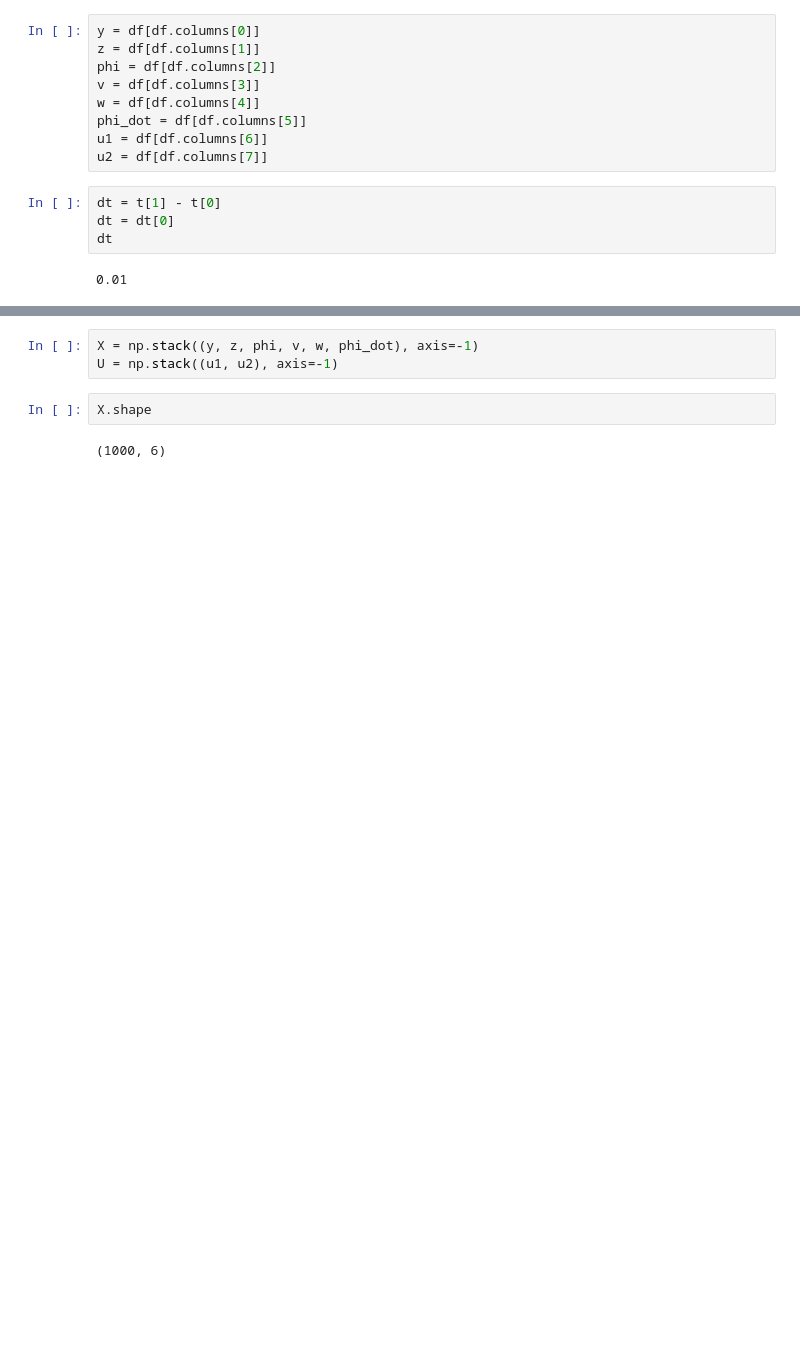
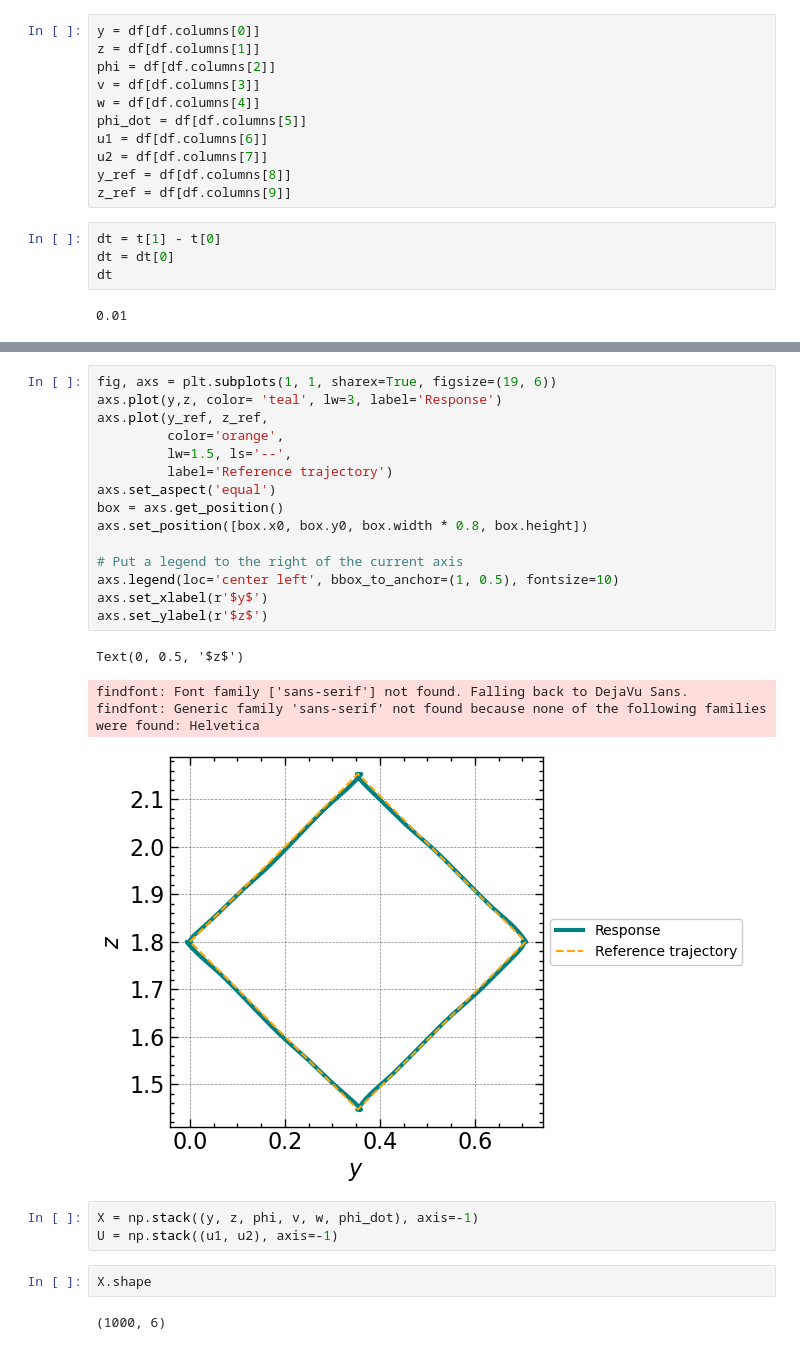
Before and after one commit to zmanaa/SINDY-DMD-Quadrotor, a Jupyter notebook: SINDY TRAINING/Sindy_training.ipynb, the cells around one changed output, grey strips where cells are left out. Cells and saved outputs as stored; diff of their text form; blank space fills up the shorter version.

```diff
--- a/SINDY TRAINING/Sindy_training.ipynb
+++ b/SINDY TRAINING/Sindy_training.ipynb
@@ -76,6 +89,8 @@ w = df[df.columns[4]]
 phi_dot = df[df.columns[5]]
 u1 = df[df.columns[6]]
 u2 = df[df.columns[7]]
+y_ref = df[df.columns[8]]
+z_ref = df[df.columns[9]]
 # %%
 dt = t[1] - t[0]
 dt = dt[0]
@@ -95,3 +107,23 @@ axs.plot(y,z, color= 'teal')
+# %%
+fig, axs = plt.subplots(1, 1, sharex=True, figsize=(19, 6))
+axs.plot(y,z, color= 'teal', lw=3, label='Response')
+axs.plot(y_ref, z_ref,
+         color='orange',
+         lw=1.5, ls='--',
+         label='Reference trajectory')
+axs.set_aspect('equal')
+box = axs.get_position()
+axs.set_position([box.x0, box.y0, box.width * 0.8, box.height])
+
+# Put a legend to the right of the current axis
+axs.legend(loc='center left', bbox_to_anchor=(1, 0.5), fontsize=10)
+axs.set_xlabel(r'$y$')
+axs.set_ylabel(r'$z$')
+# %% [output]
+Text(0, 0.5, '$z$')
+findfont: Font family ['sans-serif'] not found. Falling back to DejaVu Sans.
+findfont: Generic family 'sans-serif' not found because none of the following families were found: Helvetica
+[figure, added]
 # %%
 X = np.stack((y, z, phi, v, w, phi_dot), axis=-1)
 U = np.stack((u1, u2), axis=-1)
```
Also changed, not shown: parts of 35 cells of this notebook, 9 other files.
